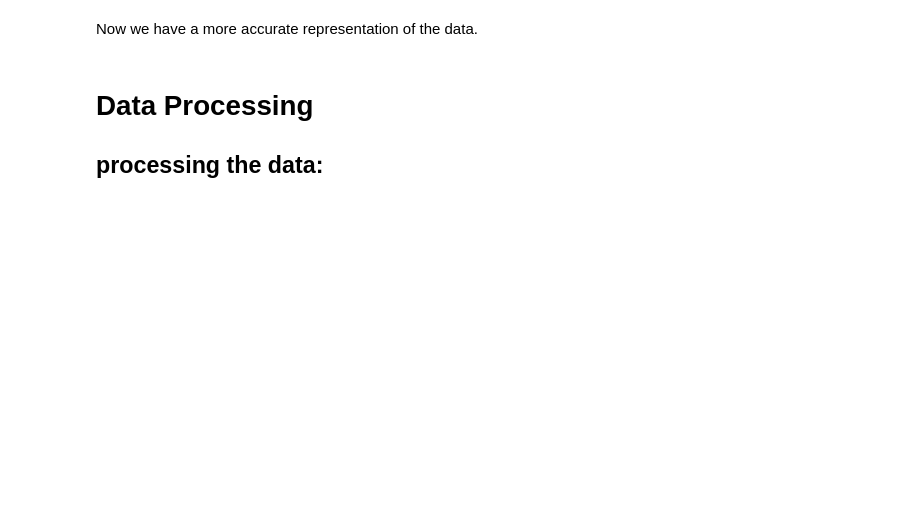
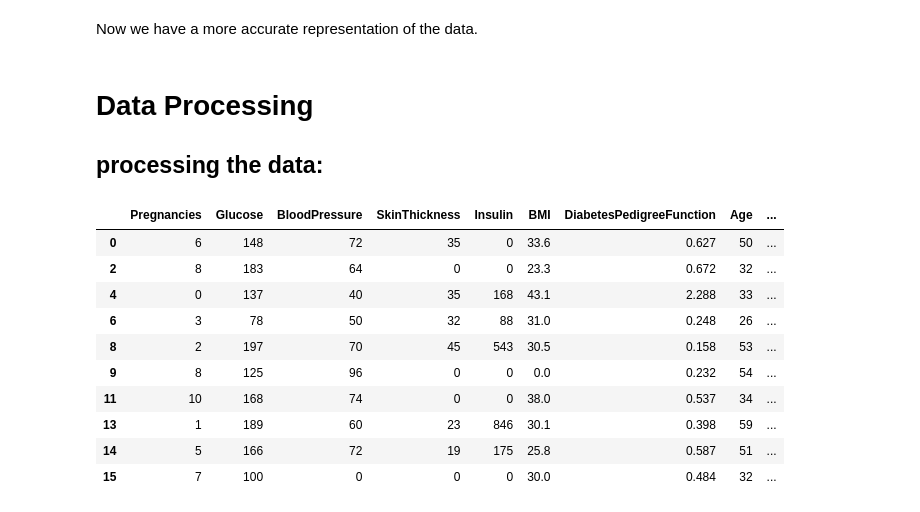
Before and after one commit to alessandro1g/alessandro1g.github.io, a Jupyter notebook: CMSC320final.ipynb, the cells around one changed output. Cells and saved outputs as stored; diff of their text form; code cells hidden in the pictures; blank space fills up the shorter version.

```diff
--- a/CMSC320final.ipynb
+++ b/CMSC320final.ipynb
@@ -97,3 +107,19 @@ Now we have a more accurate representation of the data.
 # Data Processing
 
 ## processing the data:
+# %%
+positive = attributes[attributes['Outcome']==1]
+negative = attributes[attributes['Outcome']!=1]
+positive.head(10)
+# %% [output]
+|  | Pregnancies | Glucose | BloodPressure | SkinThickness | Insulin | BMI | DiabetesPedigreeFunction | Age | ... |
+| 0 | 6 | 148 | 72 | 35 | 0 | 33.6 | 0.627 | 50 | ... |
+| 2 | 8 | 183 | 64 | 0 | 0 | 23.3 | 0.672 | 32 | ... |
+| 4 | 0 | 137 | 40 | 35 | 168 | 43.1 | 2.288 | 33 | ... |
+| 6 | 3 | 78 | 50 | 32 | 88 | 31.0 | 0.248 | 26 | ... |
+| 8 | 2 | 197 | 70 | 45 | 543 | 30.5 | 0.158 | 53 | ... |
+| 9 | 8 | 125 | 96 | 0 | 0 | 0.0 | 0.232 | 54 | ... |
+| 11 | 10 | 168 | 74 | 0 | 0 | 38.0 | 0.537 | 34 | ... |
+| 13 | 1 | 189 | 60 | 23 | 846 | 30.1 | 0.398 | 59 | ... |
+| 14 | 5 | 166 | 72 | 19 | 175 | 25.8 | 0.587 | 51 | ... |
+| 15 | 7 | 100 | 0 | 0 | 0 | 30.0 | 0.484 | 32 | ... |
```
Also changed, not shown: parts of 22 cells of this notebook.
